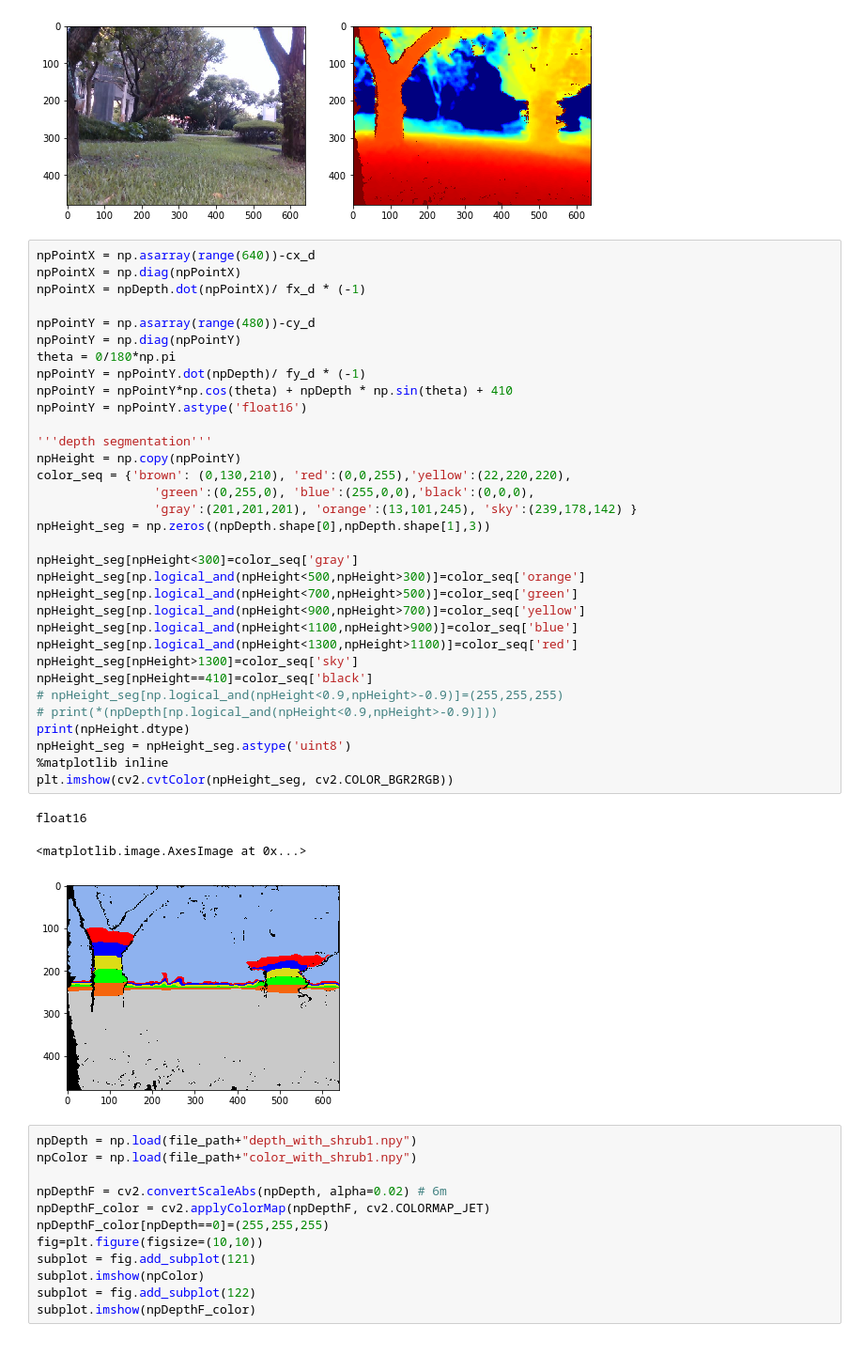
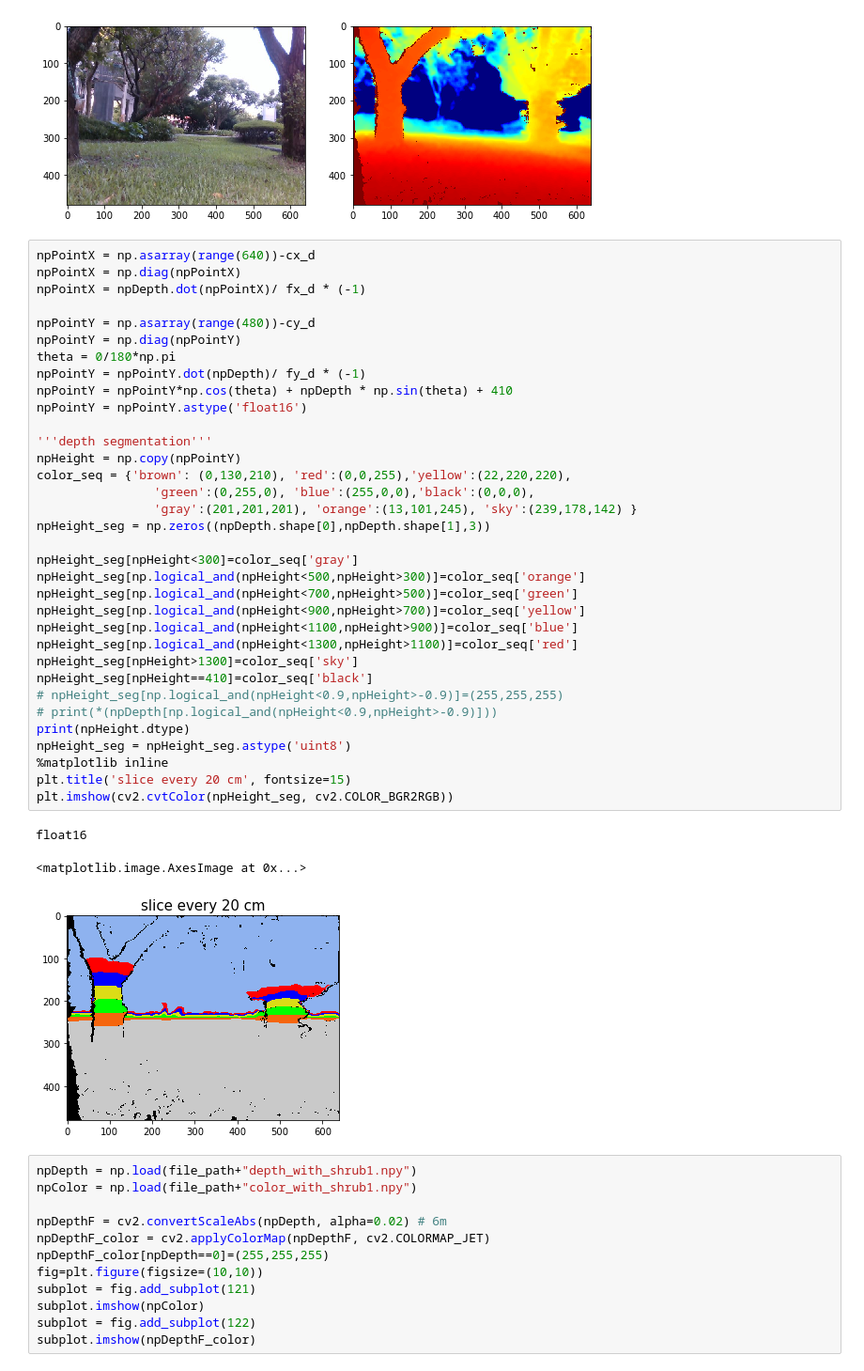
Before and after one commit to Chen-Yu-Qiang/mapping_explorer, a Jupyter notebook: jupyterNotebook/Automatic_tree_detection.ipynb, the cells around one changed output. Shown: that part at 94% size. Cells and saved outputs as stored; diff of their text form.

```diff
--- a/jupyterNotebook/Automatic_tree_detection.ipynb
+++ b/jupyterNotebook/Automatic_tree_detection.ipynb
@@ -278,34 +279,35 @@ npPointY = np.asarray(range(480))-cy_d
 npPointY = np.diag(npPointY)
 theta = 0/180*np.pi
 npPointY = npPointY.dot(npDepth)/ fy_d * (-1)
 npPointY = npPointY*np.cos(theta) + npDepth * np.sin(theta) + 410
 npPointY = npPointY.astype('float16')
 
 '''depth segmentation'''
 npHeight = np.copy(npPointY)
 color_seq = {'brown': (0,130,210), 'red':(0,0,255),'yellow':(22,220,220),
                 'green':(0,255,0), 'blue':(255,0,0),'black':(0,0,0),
                 'gray':(201,201,201), 'orange':(13,101,245), 'sky':(239,178,142) }
 npHeight_seg = np.zeros((npDepth.shape[0],npDepth.shape[1],3))
 
 npHeight_seg[npHeight<300]=color_seq['gray']
 npHeight_seg[np.logical_and(npHeight<500,npHeight>300)]=color_seq['orange']
 npHeight_seg[np.logical_and(npHeight<700,npHeight>500)]=color_seq['green']
 npHeight_seg[np.logical_and(npHeight<900,npHeight>700)]=color_seq['yellow']
 npHeight_seg[np.logical_and(npHeight<1100,npHeight>900)]=color_seq['blue']
 npHeight_seg[np.logical_and(npHeight<1300,npHeight>1100)]=color_seq['red']
 npHeight_seg[npHeight>1300]=color_seq['sky']
 npHeight_seg[npHeight==410]=color_seq['black']
 # npHeight_seg[np.logical_and(npHeight<0.9,npHeight>-0.9)]=(255,255,255)
 # print(*(npDepth[np.logical_and(npHeight<0.9,npHeight>-0.9)]))
 print(npHeight.dtype)
 npHeight_seg = npHeight_seg.astype('uint8')
 %matplotlib inline
+plt.title('slice every 20 cm', fontsize=15)
 plt.imshow(cv2.cvtColor(npHeight_seg, cv2.COLOR_BGR2RGB))
 # %% [output]
 float16
 <matplotlib.image.AxesImage at 0x...>
-[figure, old version]
+[figure, new version]
 # %%
 npDepth = np.load(file_path+"depth_with_shrub1.npy")
 npColor = np.load(file_path+"color_with_shrub1.npy")
```
Also changed, not shown: parts of 68 cells of this notebook.
